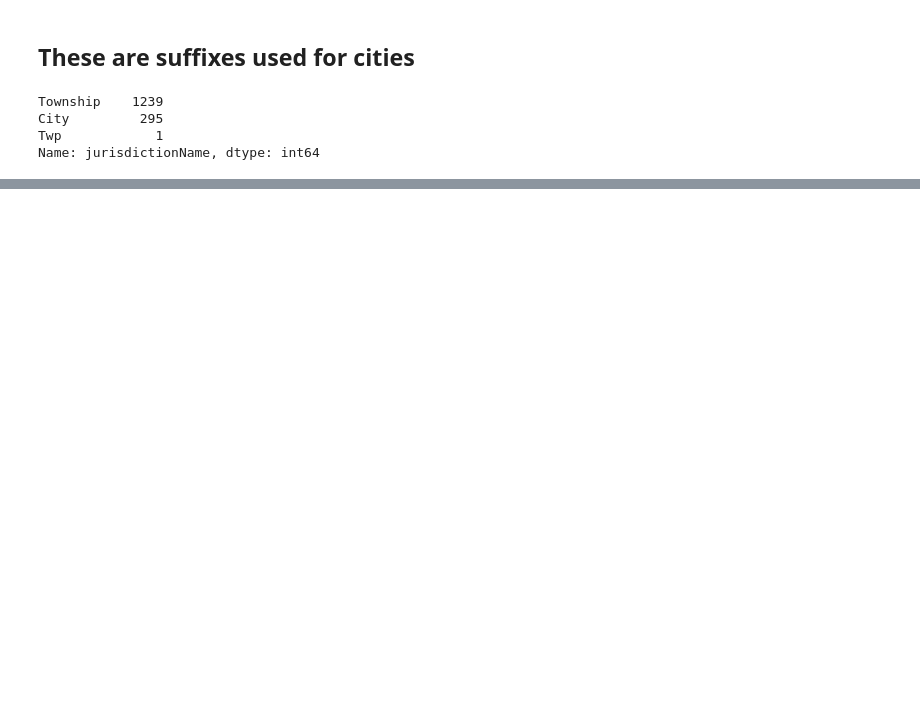
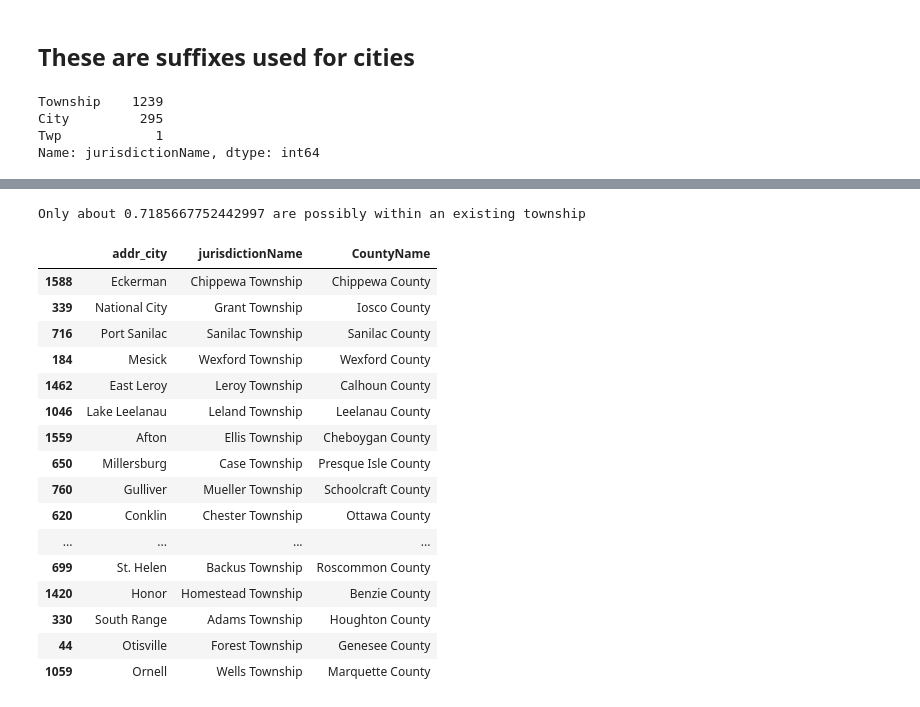
Before and after one commit to mail-my-ballot/mail-my-ballot, a Jupyter notebook: scrapy/Michigan.ipynb, the cells around one changed output, grey strips where cells are left out. Drawn from its saved outputs; the diff is of its cells as text; code cells hidden in the pictures; blank space fills up the shorter version.

```diff
--- a/scrapy/Michigan.ipynb
+++ b/scrapy/Michigan.ipynb
@@ -93,0 +179,27 @@ Name: jurisdictionName, dtype: int64
+# %%
+df_local['maybe_within'] = df_local['addr_city'].apply(
+    lambda x: df_local['jurisdictionName'].str.startswith(x).any()
+)
+print("Only about {} are possibly within an existing township ".format(df_local['maybe_within'].mean()))
+# %% [output]
+Only about 0.7185667752442997 are possibly within an existing township
+# %%
+df_local.loc[~df_local['maybe_within'], ['addr_city', 'jurisdictionName', 'CountyName']].sample(20, random_state=42)
+# %% [output]
+|  | addr_city | jurisdictionName | CountyName |
+| 1588 | Eckerman | Chippewa Township | Chippewa County |
+| 339 | National City | Grant Township | Iosco County |
+| 716 | Port Sanilac | Sanilac Township | Sanilac County |
+| 184 | Mesick | Wexford Township | Wexford County |
+| 1462 | East Leroy | Leroy Township | Calhoun County |
+| 1046 | Lake Leelanau | Leland Township | Leelanau County |
+| 1559 | Afton | Ellis Township | Cheboygan County |
+| 650 | Millersburg | Case Township | Presque Isle County |
+| 760 | Gulliver | Mueller Township | Schoolcraft County |
+| 620 | Conklin | Chester Township | Ottawa County |
+| ... | ... | ... | ... |
+| 699 | St. Helen | Backus Township | Roscommon County |
+| 1420 | Honor | Homestead Township | Benzie County |
+| 330 | South Range | Adams Township | Houghton County |
+| 44 | Otisville | Forest Township | Genesee County |
+| 1059 | Ornell | Wells Township | Marquette County |
```
Also changed, not shown: parts of 4 cells of this notebook.
